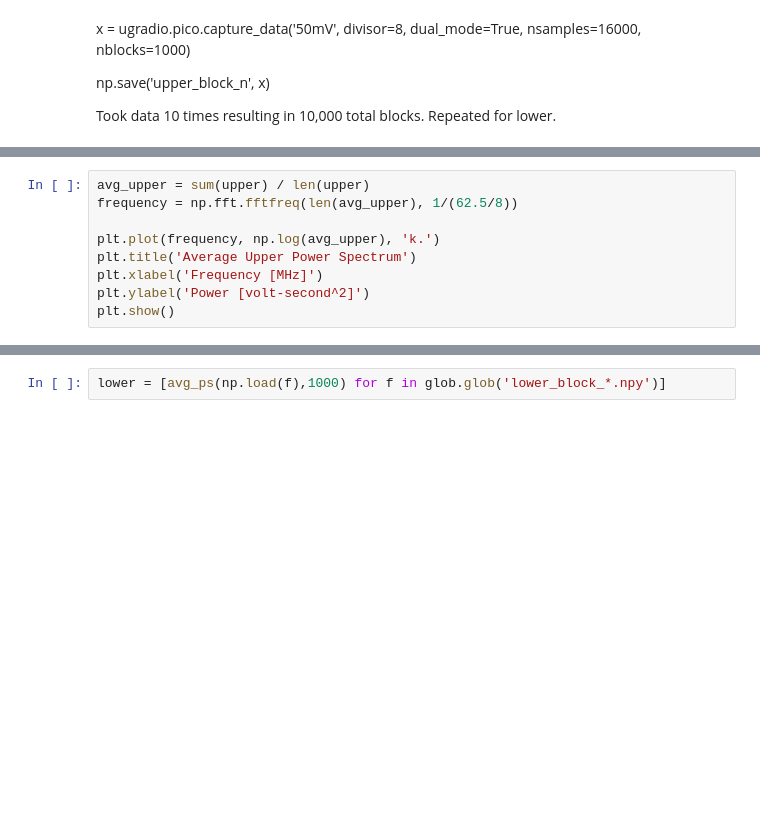
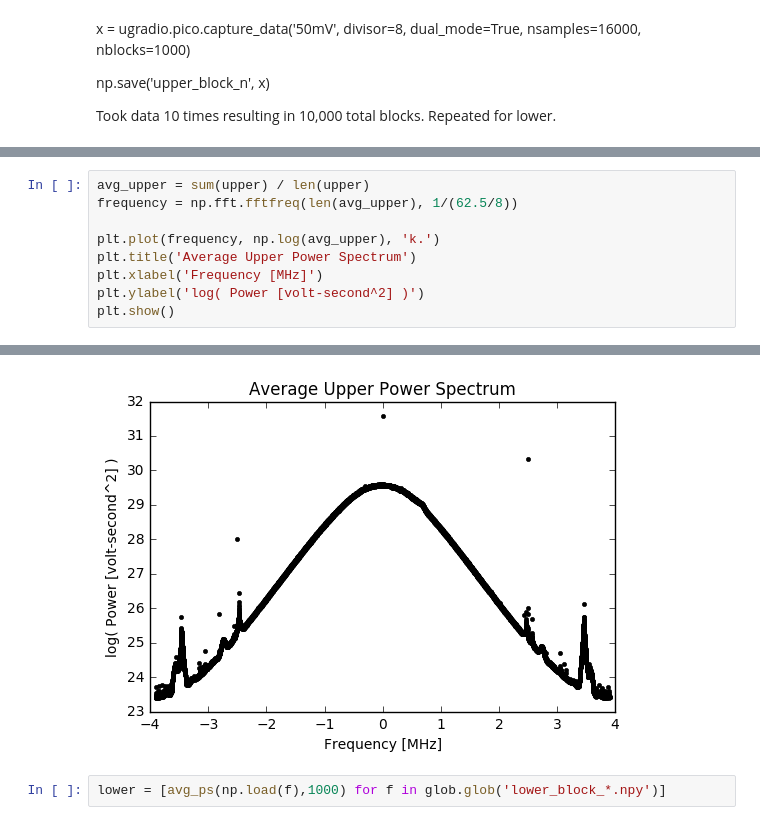
Before and after one commit to gracefujii/Astro-121, a Jupyter notebook: Lab 2.ipynb, the cells around one changed output, grey strips where cells are left out. Saved outputs shown, nothing was run; the diff lists cells and outputs as text; blank space fills up the shorter version.

```diff
--- a/Lab 2.ipynb
+++ b/Lab 2.ipynb
@@ -93,6 +102,6 @@ frequency = np.fft.fftfreq(len(avg_upper), 1/(62.5/8))
 plt.plot(frequency, np.log(avg_upper), 'k.')
 plt.title('Average Upper Power Spectrum')
 plt.xlabel('Frequency [MHz]')
-plt.ylabel('Power [volt-second^2]')
+plt.ylabel('log( Power [volt-second^2] )')
 plt.show()
 # %% [output]
@@ -101,3 +108,4 @@ plt.show()
+[figure, added]
 # %%
 lower = [avg_ps(np.load(f),1000) for f in glob.glob('lower_block_*.npy')]
 # %%
```
Also changed, not shown: parts of 35 cells of this notebook.
